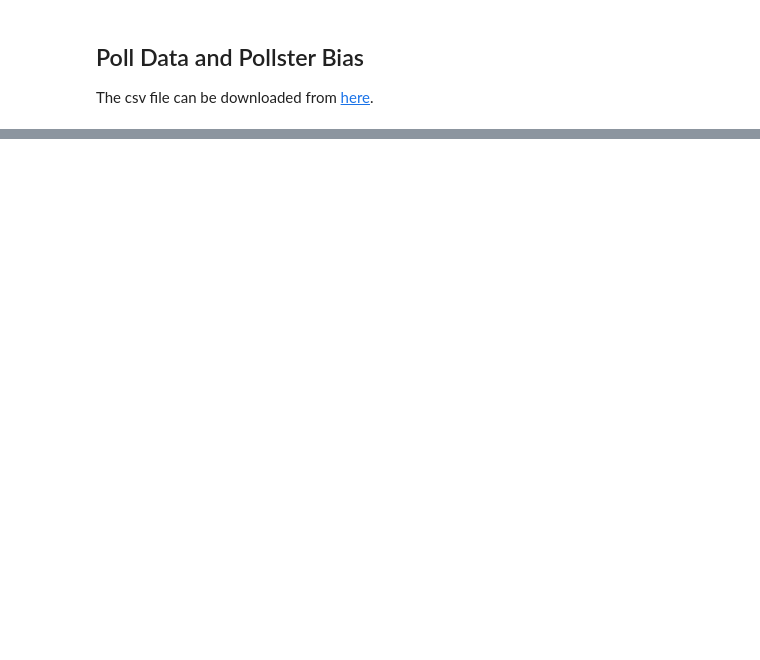
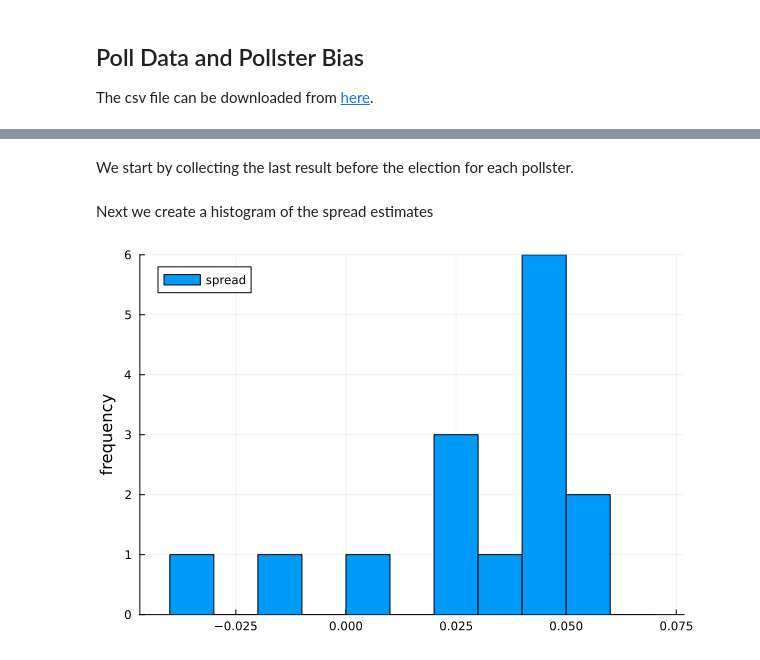
Before and after one commit to LoreleiPenn/Data-Science---Inference-and-modeling-with-Julia, a Jupyter notebook: 4. Statistical Models.ipynb, the cells around one changed output, grey strips where cells are left out. Drawn from its saved outputs; the diff is of its cells as text; code cells hidden in the pictures; blank space fills up the shorter version.

```diff
--- a/4. Statistical Models.ipynb
+++ b/4. Statistical Models.ipynb
@@ -184,0 +195,13 @@ groupby(polls, :pollster) |>
+# %% [markdown]
+We start by collecting the last result before the election for each pollster.
+# %%
+onePollPerPollster = groupby(polls, :pollster) |>
+    grouped -> combine(grouped,
+                       subDf -> filter(row -> row[:enddate] == max(subDf.enddate...), subDf));
+# %% [markdown]
+Next we create a histogram of the spread estimates
+# %%
+histogram(onePollPerPollster.spread, bins = :auto, binwidth = 0.01,
+          label = "spread", ylabel = "frequency")
+# %% [output]
+[figure, added]
```
Also changed, not shown: parts of 14 cells of this notebook.
